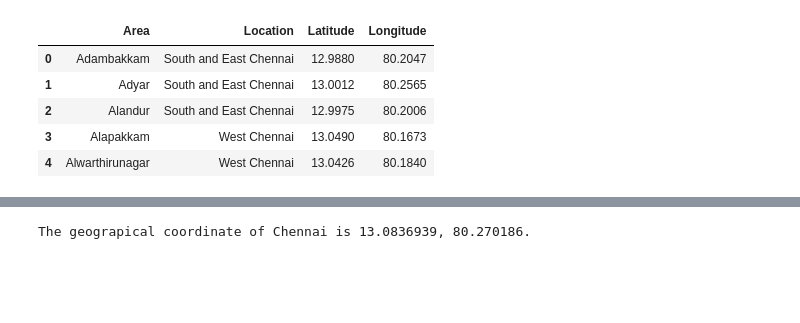
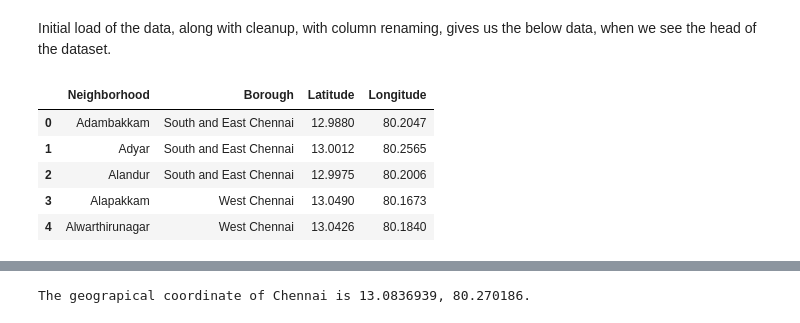
Before and after one commit to sivnalsamsni/Coursera_Capstone, a Jupyter notebook: Final capstone project.ipynb, the cells around one changed output, grey strips where cells are left out. Saved outputs shown, nothing was run; the diff lists cells and outputs as text; code cells hidden in the pictures; blank space fills up the shorter version.

```diff
--- a/Final capstone project.ipynb
+++ b/Final capstone project.ipynb
@@ -48,10 +37,13 @@ Libraries imported.
+# %% [markdown]
+Initial load of the data, along with cleanup, with column renaming, gives us the below data, when we see the head of the dataset.
 # %%
 URL = "https://en.wikipedia.org/wiki/List_of_neighbourhoods_of_Chennai"
 tables = pd.read_html(URL,match="Area")
 ch_df = pd.DataFrame(tables[0], columns=["Area", "Location", "Latitude", "Longitude"])
+ch_df.rename(columns={"Area":"Neighborhood", "Location":"Borough"}, inplace=True)
 ch_df.head()
 # %% [output]
-|  | Area | Location | Latitude | Longitude |
+|  | Neighborhood | Borough | Latitude | Longitude |
 | 0 | Adambakkam | South and East Chennai | 12.9880 | 80.2047 |
 | 1 | Adyar | South and East Chennai | 13.0012 | 80.2565 |
 | 2 | Alandur | South and East Chennai | 12.9975 | 80.2006 |
```
Also changed, not shown: parts of 67 cells of this notebook.
